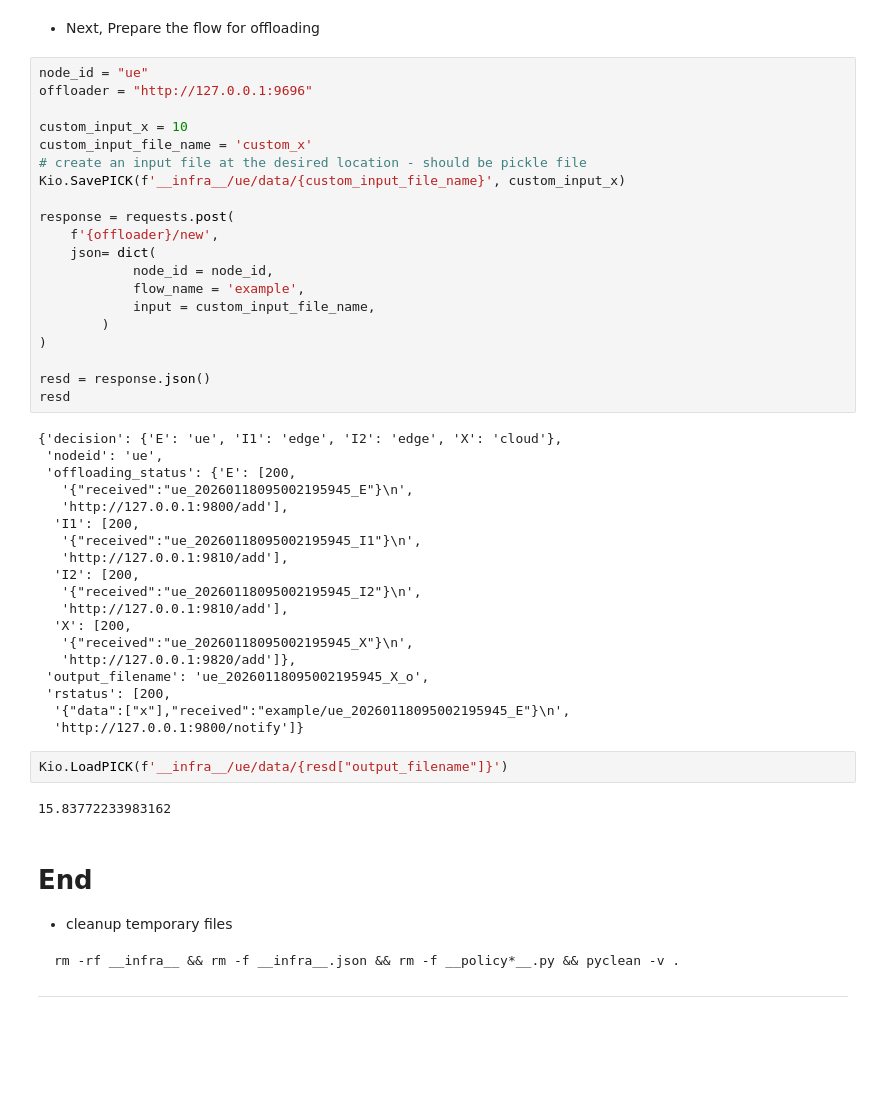
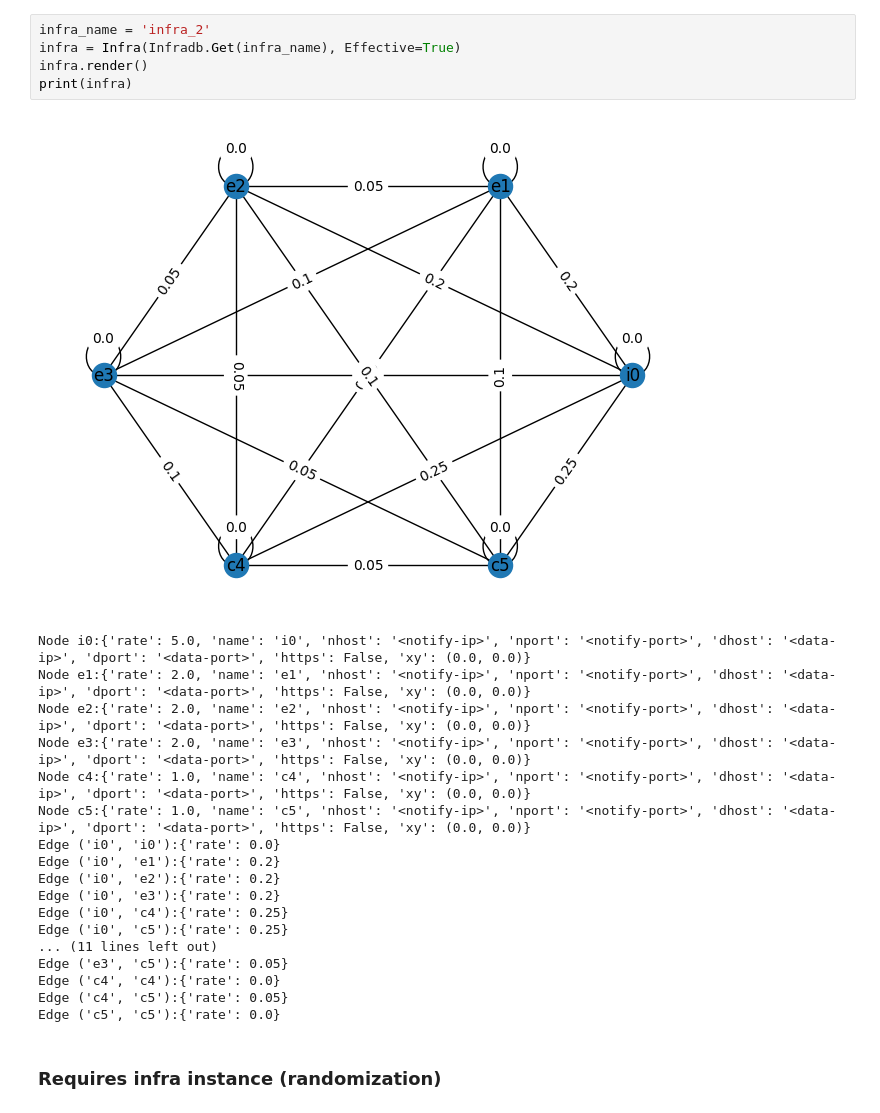
Before and after one commit to NelsonSharma/cosim, a Jupyter notebook: Offload.ipynb, the cells around one changed output. Cells and saved outputs as stored; diff of their text form; blank space fills up the shorter version.

````diff
--- a/Offload.ipynb
+++ b/Offload.ipynb
@@ -32,54 +10,26 @@ infra
-# %% [markdown]
-* Next, Prepare the flow for offloading
-# %%
-node_id = "ue"
-offloader = "http://127.0.0.1:9696"
-
-custom_input_x = 10
-custom_input_file_name = 'custom_x'
-# create an input file at the desired location - should be pickle file
-Kio.SavePICK(f'__infra__/ue/data/{custom_input_file_name}', custom_input_x)
-
-response = requests.post(
-    f'{offloader}/new',
-    json= dict(
-            node_id = node_id,
-            flow_name = 'example',
-            input = custom_input_file_name,
-        )
-)
-
-resd = response.json()
-resd
-# %% [output]
-{'decision': {'E': 'ue', 'I1': 'edge', 'I2': 'edge', 'X': 'cloud'},
- 'nodeid': 'ue',
- 'offloading_status': {'E': [200,
-   '{"received":"ue_20260118095002195945_E"}\n',
-   'http://127.0.0.1:9800/add'],
-  'I1': [200,
-   '{"received":"ue_20260118095002195945_I1"}\n',
-   'http://127.0.0.1:9810/add'],
-  'I2': [200,
-   '{"received":"ue_20260118095002195945_I2"}\n',
-   'http://127.0.0.1:9810/add'],
-  'X': [200,
-   '{"received":"ue_20260118095002195945_X"}\n',
-   'http://127.0.0.1:9820/add']},
- 'output_filename': 'ue_20260118095002195945_X_o',
- 'rstatus': [200,
-  '{"data":["x"],"received":"example/ue_20260118095002195945_E"}\n',
-  'http://127.0.0.1:9800/notify']}
-# %%
-Kio.LoadPICK(f'__infra__/ue/data/{resd["output_filename"]}')
-# %% [output]
-15.83772233983162
-# %% [markdown]
-# End
-
-* cleanup temporary files
-```shell
-rm -rf __infra__ && rm -f __infra__.json && rm -f __policy*__.py && pyclean -v .
-```
-
----
+# %%
+infra_name = 'infra_2'
+infra = Infra(Infradb.Get(infra_name), Effective=True)
+infra.render()
+print(infra)
+# %% [output]
+[figure, added]
+Node i0:{'rate': 5.0, 'name': 'i0', 'nhost': '<notify-ip>', 'nport': '<notify-port>', 'dhost': '<data-ip>', 'dport': '<data-port>', 'https': False, 'xy': (0.0, 0.0)}
+Node e1:{'rate': 2.0, 'name': 'e1', 'nhost': '<notify-ip>', 'nport': '<notify-port>', 'dhost': '<data-ip>', 'dport': '<data-port>', 'https': False, 'xy': (0.0, 0.0)}
+Node e2:{'rate': 2.0, 'name': 'e2', 'nhost': '<notify-ip>', 'nport': '<notify-port>', 'dhost': '<data-ip>', 'dport': '<data-port>', 'https': False, 'xy': (0.0, 0.0)}
+Node e3:{'rate': 2.0, 'name': 'e3', 'nhost': '<notify-ip>', 'nport': '<notify-port>', 'dhost': '<data-ip>', 'dport': '<data-port>', 'https': False, 'xy': (0.0, 0.0)}
+Node c4:{'rate': 1.0, 'name': 'c4', 'nhost': '<notify-ip>', 'nport': '<notify-port>', 'dhost': '<data-ip>', 'dport': '<data-port>', 'https': False, 'xy': (0.0, 0.0)}
+Node c5:{'rate': 1.0, 'name': 'c5', 'nhost': '<notify-ip>', 'nport': '<notify-port>', 'dhost': '<data-ip>', 'dport': '<data-port>', 'https': False, 'xy': (0.0, 0.0)}
+Edge ('i0', 'i0'):{'rate': 0.0}
+Edge ('i0', 'e1'):{'rate': 0.2}
+Edge ('i0', 'e2'):{'rate': 0.2}
+Edge ('i0', 'e3'):{'rate': 0.2}
+Edge ('i0', 'c4'):{'rate': 0.25}
+Edge ('i0', 'c5'):{'rate': 0.25}
+... (11 lines left out)
+Edge ('e3', 'c5'):{'rate': 0.05}
+Edge ('c4', 'c4'):{'rate': 0.0}
+Edge ('c4', 'c5'):{'rate': 0.05}
+Edge ('c5', 'c5'):{'rate': 0.0}
+# %% [markdown]
+### Requires infra instance (randomization)
````
Also changed, not shown: parts of 20 cells of this notebook, 22 other files.
